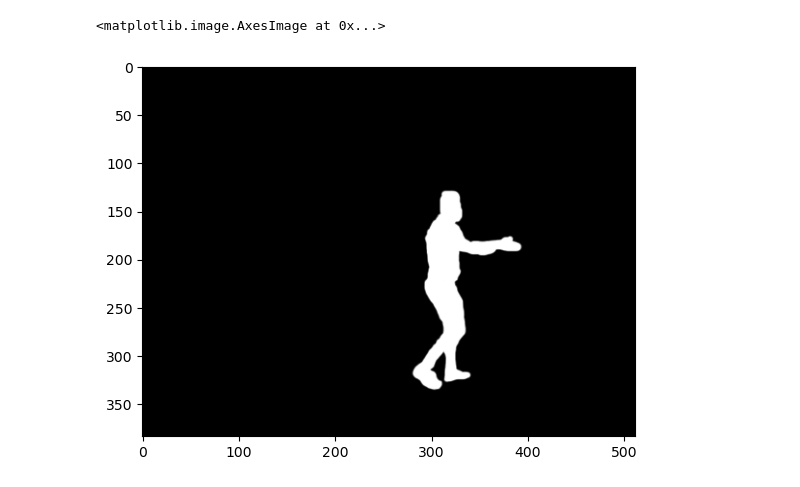
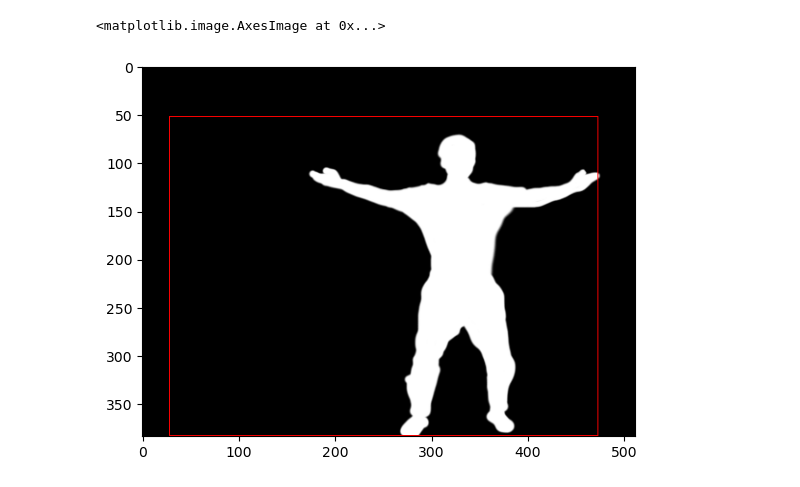
Before and after one commit to hmshimanyula1995/AAI-521-Computer-Vision, a Jupyter notebook: PytorchTesting.ipynb, the cells around one changed output. Saved outputs shown, nothing was run; the diff lists cells and outputs as text; code cells hidden in the pictures.

```diff
--- a/PytorchTesting.ipynb
+++ b/PytorchTesting.ipynb
@@ -92,5 +77,8 @@ y_border_max = mask.shape[0]
 # %%
-#Searching for global_crops this make take a bit. It can be optimized to not run in O(N^3) But it only needs to be ran once.
+import scipy
+x_border_max = mask.shape[1]
+y_border_max = mask.shape[0]
+
 global_max_x = 0
 global_min_x = x_border_max
 global_max_y = 0
@@ -101,7 +89,7 @@ for mask_name in tqdm(mask_names):
     for row in range(len(mask)):
             for column in range(mask.shape[1]):
                     for channel in range(3):
-                         if(mask[row][column][channel]):
+                         if(mask[row][column][channel] == 255):
                             if(global_min_y > row):
                                 global_min_y = row
                                 global_min_y_image = mask_name
@@ -114,4 +102,11 @@ for mask_name in tqdm(mask_names):
                             if(global_max_x < column):
                                 global_max_x = column
                                 global_max_x_image = mask_name
+# %%
+skip = True
+if(skip):
+  global_min_x = 28
+  global_min_y = 52
+  global_max_x = 473
+  global_max_y = 383
 # %%
@@ -125,5 +115,0 @@ global_max_x_image
-# %%
-plt.imshow(cv2.imread(masks_path + "/" + global_max_x_image))
-# %% [output]
-<matplotlib.image.AxesImage at 0x...>
-[figure, removed]
@@ -131,0 +116,9 @@ k = cv2.imread(masks_path + "/" + global_max_x_image)
+# %%
+mask = cv2.imread(masks_path + "/" + global_max_x_image)
+color = (255, 0, 0)
+thickness = 1
+crop_box = cv2.rectangle(mask, (global_min_x, global_min_y), (global_max_x, global_max_y), color, thickness)
+plt.imshow(crop_box)
+# %% [output]
+<matplotlib.image.AxesImage at 0x...>
+[figure, added]
```
Also changed, not shown: parts of 29 cells of this notebook.
